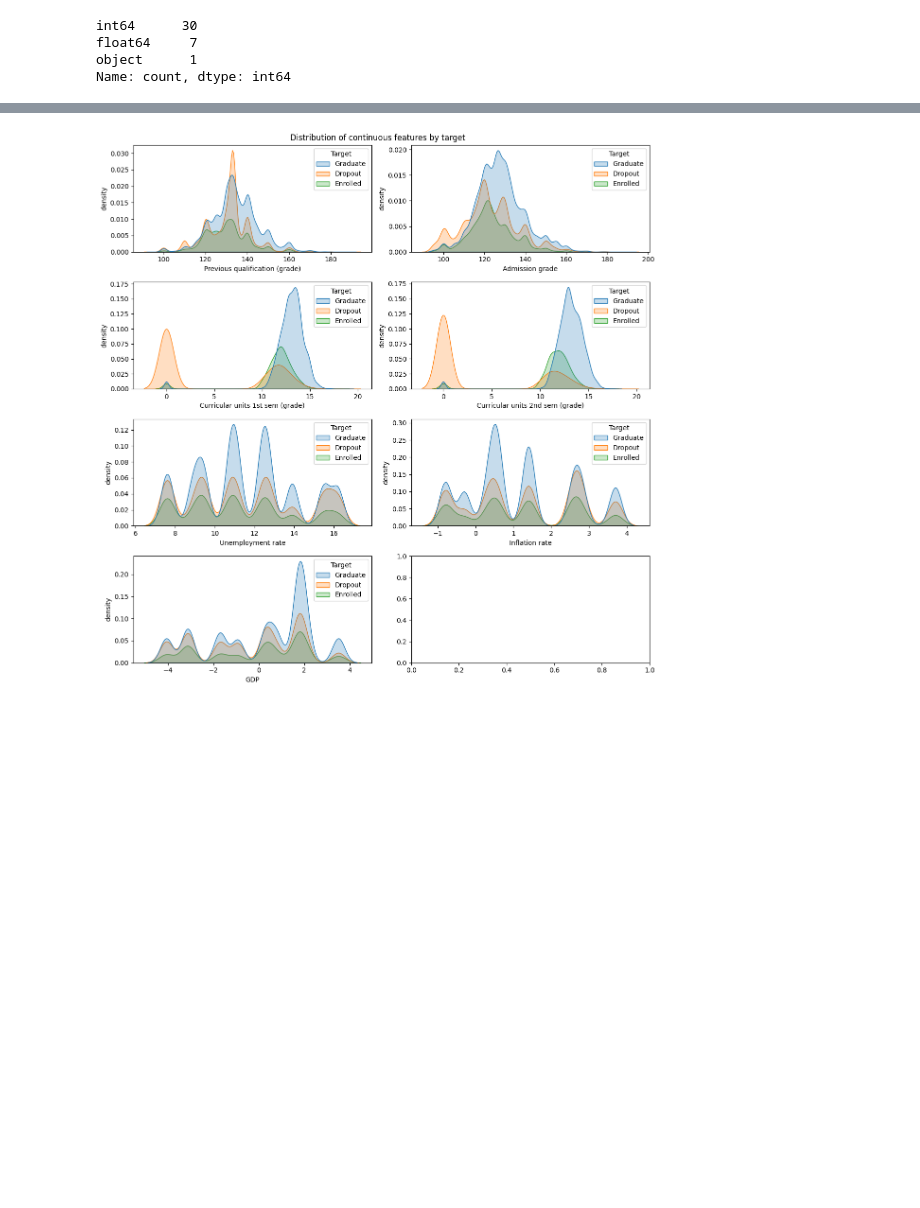
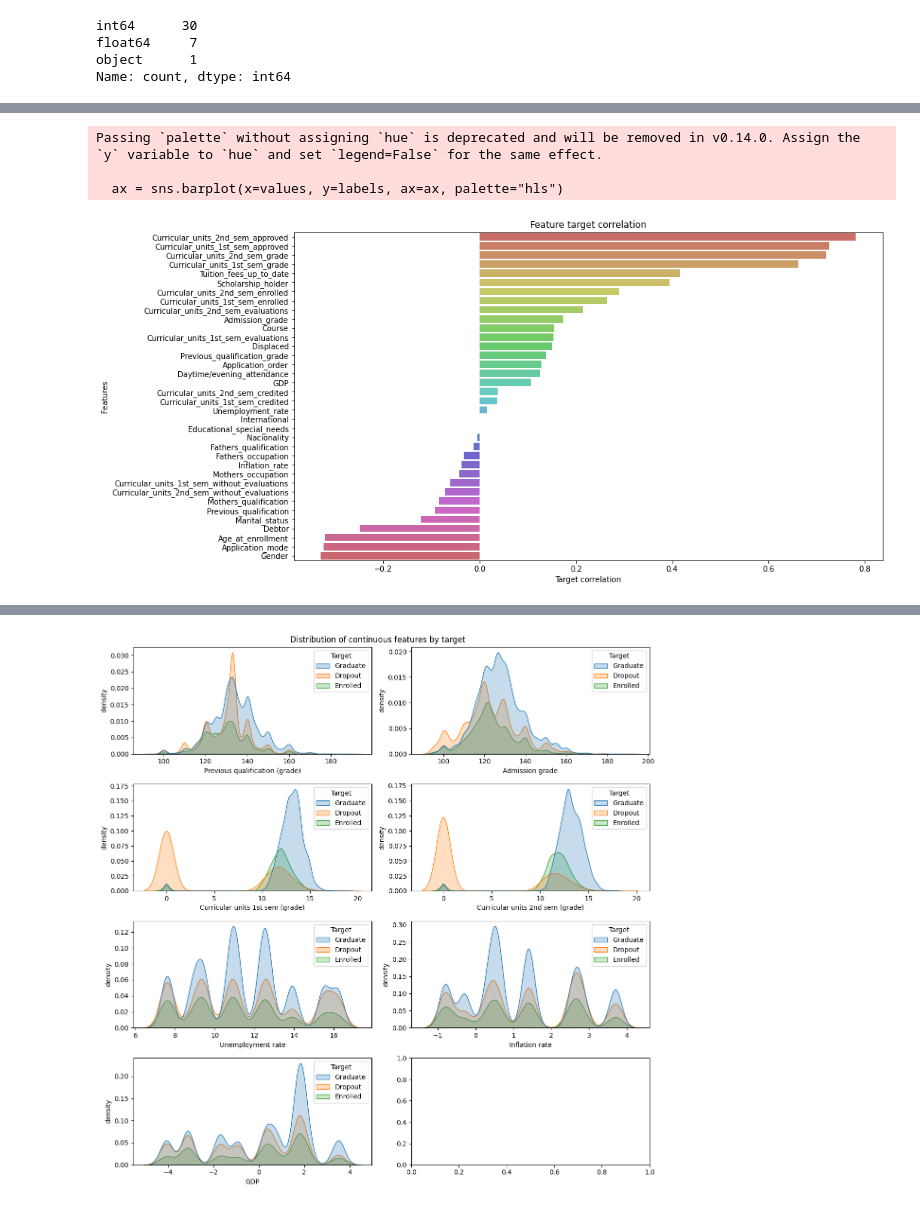
Before and after one commit to bk-anupam/KaggleChallenges, a Jupyter notebook: TABULAR/PS4E6/ps4e6_eda.ipynb, the cells around one changed output, grey strips where cells are left out. Cells and saved outputs as stored; diff of their text form; code cells hidden in the pictures; blank space fills up the shorter version.

```diff
--- a/TABULAR/PS4E6/ps4e6_eda.ipynb
+++ b/TABULAR/PS4E6/ps4e6_eda.ipynb
@@ -34,0 +59,12 @@ cat_features = df_train.dtypes[df_train.dtypes == "int"].index.values
+# %%
+COLS_TO_LEAVE = ["id", "Target", "kfold"]
+target_col = 'Target'
+cont_features = df_train.dtypes[df_train.dtypes == "float"].index.values.tolist()
+int_features = df_train.dtypes[df_train.dtypes == "int"].index.values.tolist()
+cat_features = ['Marital_status', 'Application_mode',
+       'Course', 'Daytime/evening_attendance', 'Previous_qualification',
+       'Nacionality', 'Mothers_qualification', 'Fathers_qualification',
+       'Mothers_occupation', 'Fathers_occupation', 'Displaced',
+       'Educational_special_needs', 'Debtor', 'Tuition_fees_up_to_date',
+       'Gender', 'Scholarship_holder', 'International']
+all_features = [x for x in df_train.columns if x not in COLS_TO_LEAVE]
@@ -78,0 +209,21 @@ plt.show()
+# %%
+def plot_feature_target_corr(df, feature_cols, target_col):
+    fig, ax = plt.subplots(figsize=(14, 8))
+    df = df[feature_cols + [target_col]]
+    corr = df.corr()
+    target_feature_interaction = corr[target_col].sort_values(ascending=False)
+    labels = target_feature_interaction.index.to_list()
+    labels.remove(target_col)
+    values = target_feature_interaction.values.tolist()
+    values.pop(0)
+    ax.set_title("Feature target correlation")
+    ax.set_xlabel(f"{target_col} correlation")
+    ax.set_ylabel("Features")
+    ax = sns.barplot(x=values, y=labels, ax=ax, palette="hls")
+# %%
+plot_feature_target_corr(df_train, all_features, target_col)
+# %% [output]
+Passing `palette` without assigning `hue` is deprecated and will be removed in v0.14.0. Assign the `y` variable to `hue` and set `legend=False` for the same effect.
+
+  ax = sns.barplot(x=values, y=labels, ax=ax, palette="hls")
+[figure, added]
```
Also changed, not shown: parts of 15 cells of this notebook.
